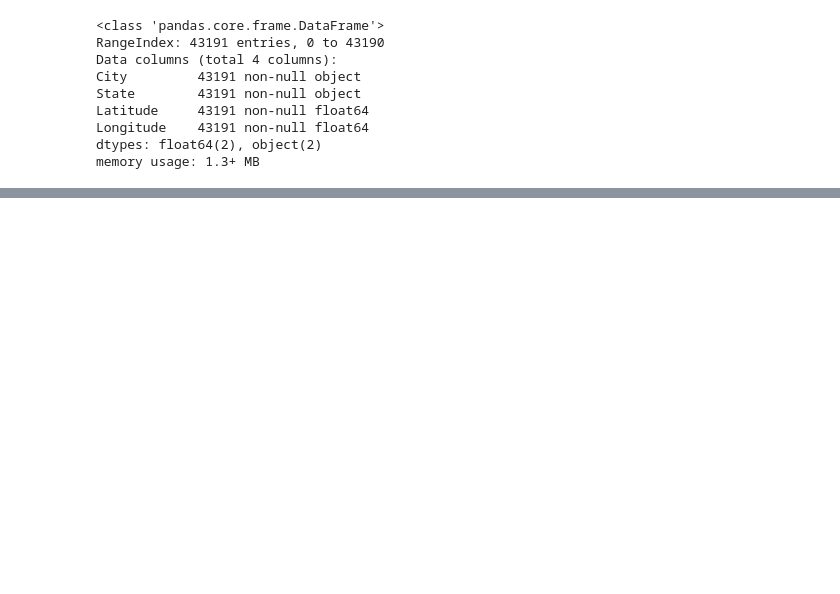
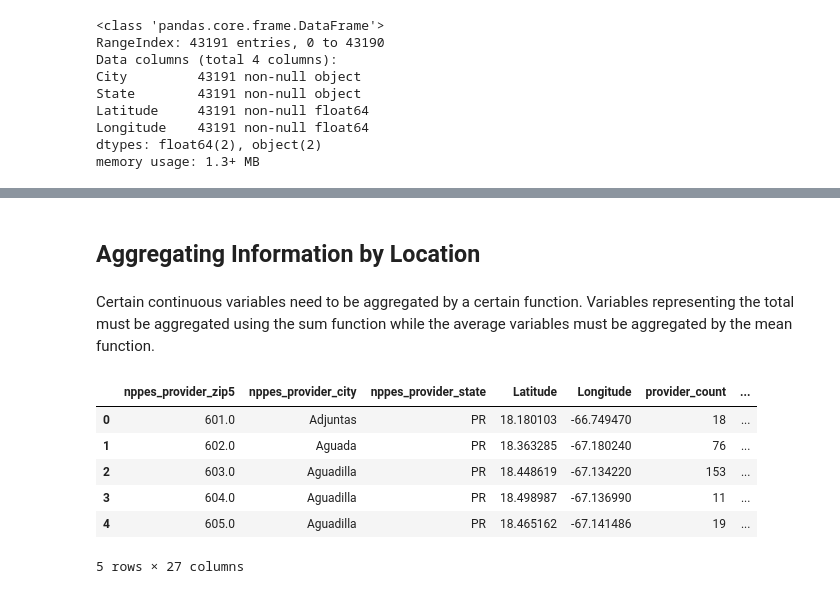
Before and after one commit to iris-anan/Data-Science-Challenges, a Jupyter notebook: Lyra_Health/Lyra Health - Take Home.ipynb, the cells around one changed output, grey strips where cells are left out. Saved outputs shown, nothing was run; the diff lists cells and outputs as text; code cells hidden in the pictures; blank space fills up the shorter version.

```diff
--- a/Lyra_Health/Lyra Health - Take Home.ipynb
+++ b/Lyra_Health/Lyra Health - Take Home.ipynb
@@ -183,0 +412,4 @@ MemoryError:
+# %%
+geo_provider = pd.read_csv('geo_provider.csv')
+geo_provider = geo_provider.drop(columns = ['Zip', 'City' , 'State'])
+geo_provider.info()
@@ -183,0 +434,35 @@ MemoryError:
+# %% [markdown]
+## Aggregating  Information by Location
+# %% [markdown]
+Certain continuous variables need to be aggregated by a certain function. Variables representing the total must be aggregated using the sum function while the average variables must be aggregated by the mean function.
+# %%
+# Dataframe for continuous variables
+
+# Dictionary of aggregate function for each continuous variable
+dtypes = geo_provider.dtypes
+dtypes_col = dtypes.index
+dtypes_type = [i.name for i in dtypes.values]
+agg_types = dict(zip(dtypes_col, dtypes_type))
+agg_types = {key:'sum' for key, value in agg_types.items() if value != 'object'}
+
+non_col = ['nppes_provider_zip5', 'Latitude', 'Longitude']
+for col in non_col:
+    del(agg_types[col])
+
+agg_types['npi'] = 'count'
+agg_types['average_age_of_beneficiaries'] = 'mean'
+agg_types['beneficiary_average_risk_score'] = 'mean'
+
+# Grouping the information by location
+df_con = geo_provider.groupby(['nppes_provider_zip5', 'nppes_provider_city', 'nppes_provider_state', 'Latitude', 'Longitude']
+                              , as_index=False).agg(agg_types).rename(columns = {'npi': 'provider_count'})
+
+df_con.head()
+# %% [output]
+|  | nppes_provider_zip5 | nppes_provider_city | nppes_provider_state | Latitude | Longitude | provider_count | ... |
+| 0 | 601.0 | Adjuntas | PR | 18.180103 | -66.749470 | 18 | ... |
+| 1 | 602.0 | Aguada | PR | 18.363285 | -67.180240 | 76 | ... |
+| 2 | 603.0 | Aguadilla | PR | 18.448619 | -67.134220 | 153 | ... |
+| 3 | 604.0 | Aguadilla | PR | 18.498987 | -67.136990 | 11 | ... |
+| 4 | 605.0 | Aguadilla | PR | 18.465162 | -67.141486 | 19 | ... |
+5 rows × 27 columns
```
Also changed, not shown: parts of 36 cells of this notebook.
